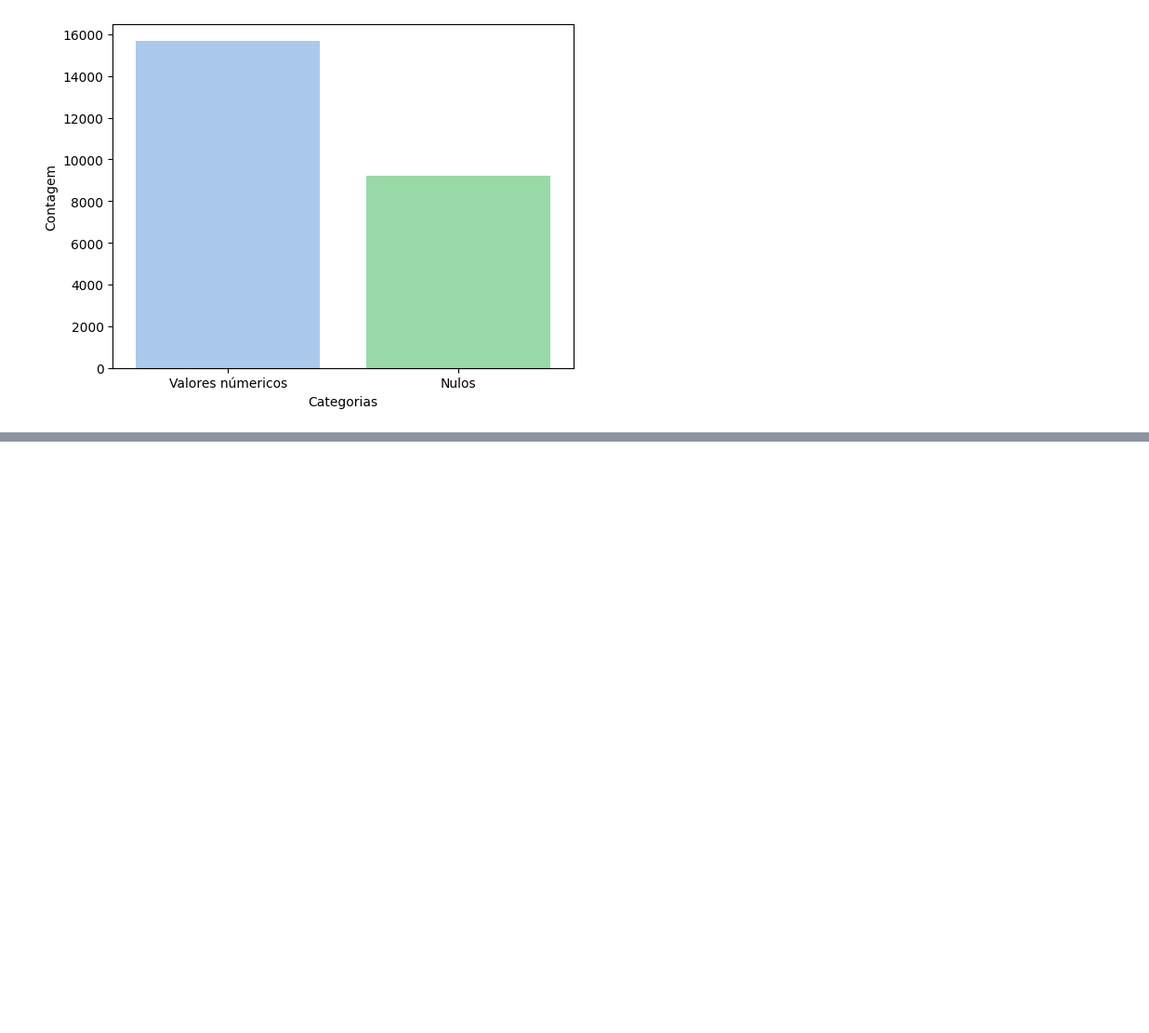
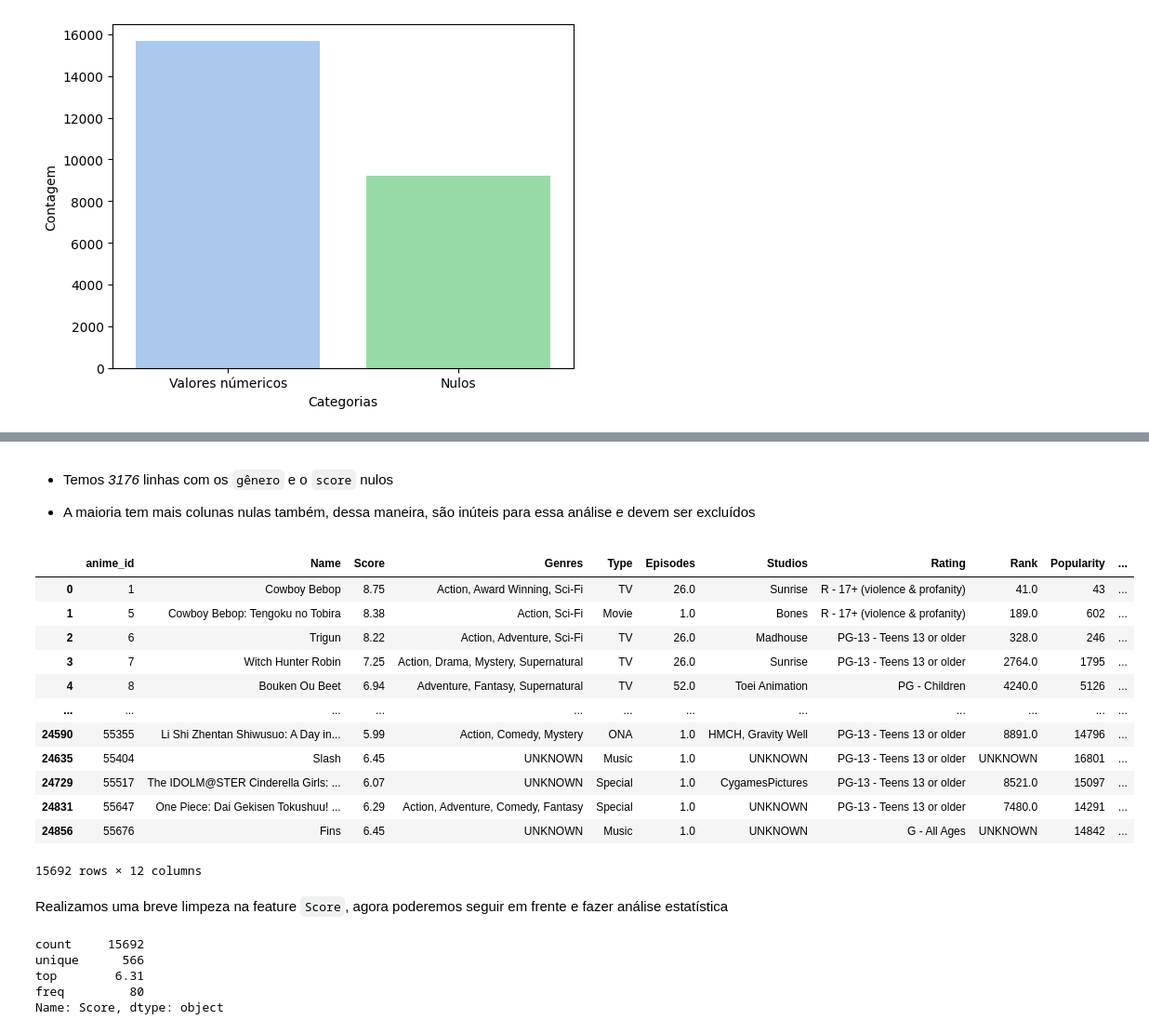
Before and after one commit to guievbs/anime-insights, a Jupyter notebook: notebooks/analise.ipynb, the cells around one changed output, grey strips where cells are left out. Shown at 93% size. Cells and saved outputs as stored; diff of their text form; code cells hidden in the pictures; blank space fills up the shorter version.

```diff
--- a/notebooks/analise.ipynb
+++ b/notebooks/analise.ipynb
@@ -249,0 +269,33 @@ plt.show()
+# %% [markdown]
+- Temos *3176* linhas com os `gênero` e o `score` nulos
+
+- A maioria tem mais colunas nulas também, dessa maneira, são inúteis para essa análise e devem ser excluídos
+# %%
+# Excluindo as linhas que atendem ao filtro
+df = df.drop(df[filtro].index)
+df
+# %% [output]
+|  | anime_id | Name | Score | Genres | Type | Episodes | Studios | Rating | Rank | Popularity | ... |
+| 0 | 1 | Cowboy Bebop | 8.75 | Action, Award Winning, Sci-Fi | TV | 26.0 | Sunrise | R - 17+ (violence & profanity) | 41.0 | 43 | ... |
+| 1 | 5 | Cowboy Bebop: Tengoku no Tobira | 8.38 | Action, Sci-Fi | Movie | 1.0 | Bones | R - 17+ (violence & profanity) | 189.0 | 602 | ... |
+| 2 | 6 | Trigun | 8.22 | Action, Adventure, Sci-Fi | TV | 26.0 | Madhouse | PG-13 - Teens 13 or older | 328.0 | 246 | ... |
+| 3 | 7 | Witch Hunter Robin | 7.25 | Action, Drama, Mystery, Supernatural | TV | 26.0 | Sunrise | PG-13 - Teens 13 or older | 2764.0 | 1795 | ... |
+| 4 | 8 | Bouken Ou Beet | 6.94 | Adventure, Fantasy, Supernatural | TV | 52.0 | Toei Animation | PG - Children | 4240.0 | 5126 | ... |
+| ... | ... | ... | ... | ... | ... | ... | ... | ... | ... | ... | ... |
+| 24590 | 55355 | Li Shi Zhentan Shiwusuo: A Day in... | 5.99 | Action, Comedy, Mystery | ONA | 1.0 | HMCH, Gravity Well | PG-13 - Teens 13 or older | 8891.0 | 14796 | ... |
+| 24635 | 55404 | Slash | 6.45 | UNKNOWN | Music | 1.0 | UNKNOWN | PG-13 - Teens 13 or older | UNKNOWN | 16801 | ... |
+| 24729 | 55517 | The IDOLM@STER Cinderella Girls: ... | 6.07 | UNKNOWN | Special | 1.0 | CygamesPictures | PG-13 - Teens 13 or older | 8521.0 | 15097 | ... |
+| 24831 | 55647 | One Piece: Dai Gekisen Tokushuu! ... | 6.29 | Action, Adventure, Comedy, Fantasy | Special | 1.0 | UNKNOWN | PG-13 - Teens 13 or older | 7480.0 | 14291 | ... |
+| 24856 | 55676 | Fins | 6.45 | UNKNOWN | Music | 1.0 | UNKNOWN | G - All Ages | UNKNOWN | 14842 | ... |
+15692 rows × 12 columns
+# %% [markdown]
+Realizamos uma breve limpeza na feature `Score`, agora poderemos seguir em frente e fazer análise estatística
+# %%
+df['Score'].astype('float')
+df['Score'].describe()
+# %% [output]
+count     15692
+unique      566
+top        6.31
+freq         80
+Name: Score, dtype: object
```
Also changed, not shown: parts of 5 cells of this notebook.
